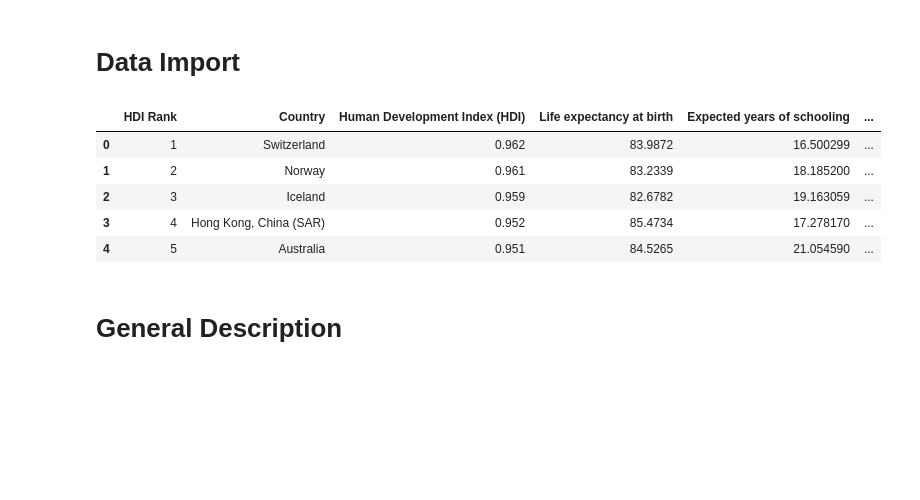
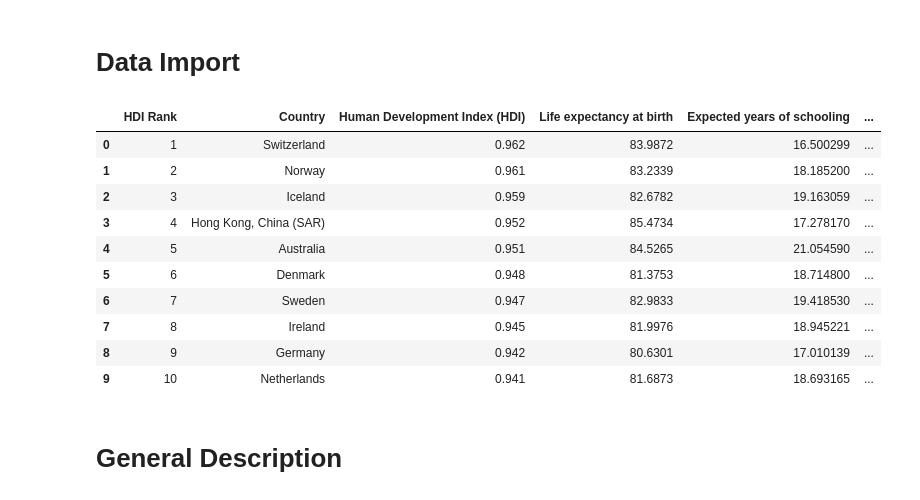
Before and after one commit to XiaoLiang28/Datamanagement, a Jupyter notebook: PS6.ipynb, the cells around one changed output. Drawn from its saved outputs; the diff is of its cells as text; code cells hidden in the pictures; blank space fills up the shorter version.

```diff
--- a/PS6.ipynb
+++ b/PS6.ipynb
@@ -66,14 +79,19 @@ plt.style.use('classic')  #  'seaborn-whitegrid' 'seaborn-white' 'seaborn-poster
 # Data Import
 # %%
 hdiG=pd.read_excel("https://github.com/XiaoLiang28/Datamanagement/raw/main/hdiG.xlsx")
-hdiG.head()
+hdiG.head(10)
 # %% [output]
 |  | HDI Rank | Country | Human Development Index (HDI) | Life expectancy at birth | Expected years of schooling | ... |
 | 0 | 1 | Switzerland | 0.962 | 83.9872 | 16.500299 | ... |
 | 1 | 2 | Norway | 0.961 | 83.2339 | 18.185200 | ... |
 | 2 | 3 | Iceland | 0.959 | 82.6782 | 19.163059 | ... |
 | 3 | 4 | Hong Kong, China (SAR) | 0.952 | 85.4734 | 17.278170 | ... |
 | 4 | 5 | Australia | 0.951 | 84.5265 | 21.054590 | ... |
+| 5 | 6 | Denmark | 0.948 | 81.3753 | 18.714800 | ... |
+| 6 | 7 | Sweden | 0.947 | 82.9833 | 19.418530 | ... |
+| 7 | 8 | Ireland | 0.945 | 81.9976 | 18.945221 | ... |
+| 8 | 9 | Germany | 0.942 | 80.6301 | 17.010139 | ... |
+| 9 | 10 | Netherlands | 0.941 | 81.6873 | 18.693165 | ... |
 # %%
 hdiG.rename(columns={'Gross national income (GNI) per capita':'GNI', 'Population with at least some secondary education female':'secondaryF',
             'Population with at least some secondary education male':'secondaryM','Human Development Index (HDI) ':'HDI',
```
Also changed, not shown: parts of 21 cells of this notebook.
